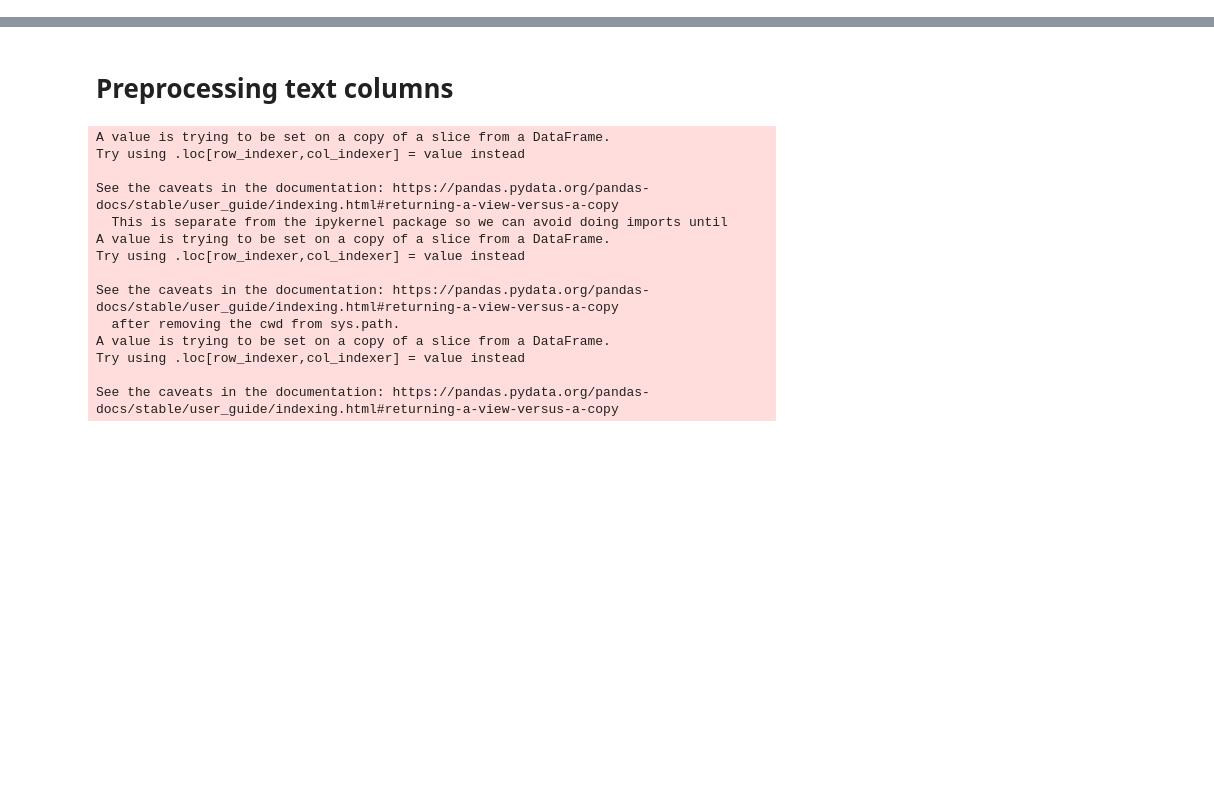
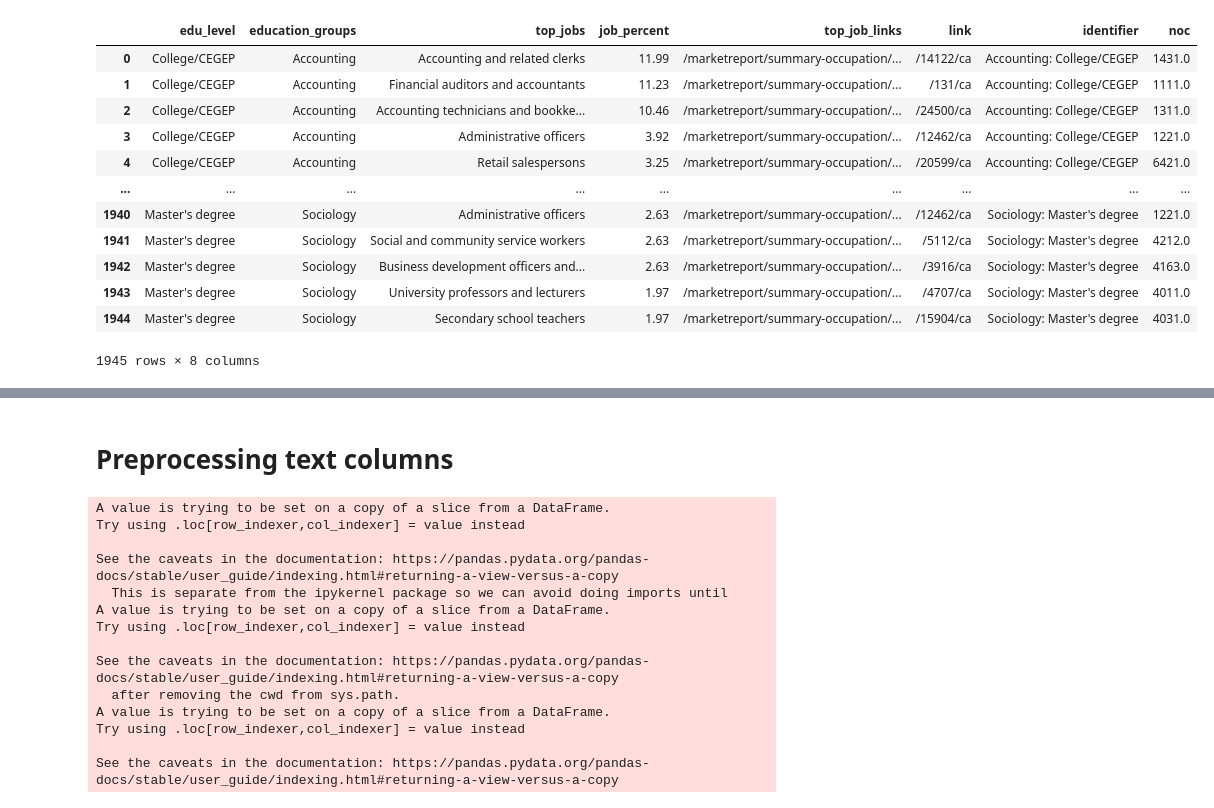
Before and after one commit to anfleury/career-builder, a Jupyter notebook: notebooks/05-NMF-topic-modeling.ipynb, the cells around one changed output, grey strips where cells are left out. Saved outputs shown, nothing was run; the diff lists cells and outputs as text; code cells hidden in the pictures; blank space fills up the shorter version.

```diff
--- a/notebooks/05-NMF-topic-modeling.ipynb
+++ b/notebooks/05-NMF-topic-modeling.ipynb
@@ -60,3 +44,19 @@ jobs_df
+# %%
+job_name_df
+# %% [output]
+|  | edu_level | education_groups | top_jobs | job_percent | top_job_links | link | identifier | noc |
+| 0 | College/CEGEP | Accounting | Accounting and related clerks | 11.99 | /marketreport/summary-occupation/... | /14122/ca | Accounting: College/CEGEP | 1431.0 |
+| 1 | College/CEGEP | Accounting | Financial auditors and accountants | 11.23 | /marketreport/summary-occupation/... | /131/ca | Accounting: College/CEGEP | 1111.0 |
+| 2 | College/CEGEP | Accounting | Accounting technicians and bookke... | 10.46 | /marketreport/summary-occupation/... | /24500/ca | Accounting: College/CEGEP | 1311.0 |
+| 3 | College/CEGEP | Accounting | Administrative officers | 3.92 | /marketreport/summary-occupation/... | /12462/ca | Accounting: College/CEGEP | 1221.0 |
+| 4 | College/CEGEP | Accounting | Retail salespersons | 3.25 | /marketreport/summary-occupation/... | /20599/ca | Accounting: College/CEGEP | 6421.0 |
+| ... | ... | ... | ... | ... | ... | ... | ... | ... |
+| 1940 | Master's degree | Sociology | Administrative officers | 2.63 | /marketreport/summary-occupation/... | /12462/ca | Sociology: Master's degree | 1221.0 |
+| 1941 | Master's degree | Sociology | Social and community service workers | 2.63 | /marketreport/summary-occupation/... | /5112/ca | Sociology: Master's degree | 4212.0 |
+| 1942 | Master's degree | Sociology | Business development officers and... | 2.63 | /marketreport/summary-occupation/... | /3916/ca | Sociology: Master's degree | 4163.0 |
+| 1943 | Master's degree | Sociology | University professors and lecturers | 1.97 | /marketreport/summary-occupation/... | /4707/ca | Sociology: Master's degree | 4011.0 |
+| 1944 | Master's degree | Sociology | Secondary school teachers | 1.97 | /marketreport/summary-occupation/... | /15904/ca | Sociology: Master's degree | 4031.0 |
+1945 rows × 8 columns
 # %%
 jobs_df['description'].str.split('found under ')
 edu_categories = [s.split('found under ')[1] for s in jobs_df['description']]
```
Also changed, not shown: parts of 11 cells of this notebook, 8 other files.
